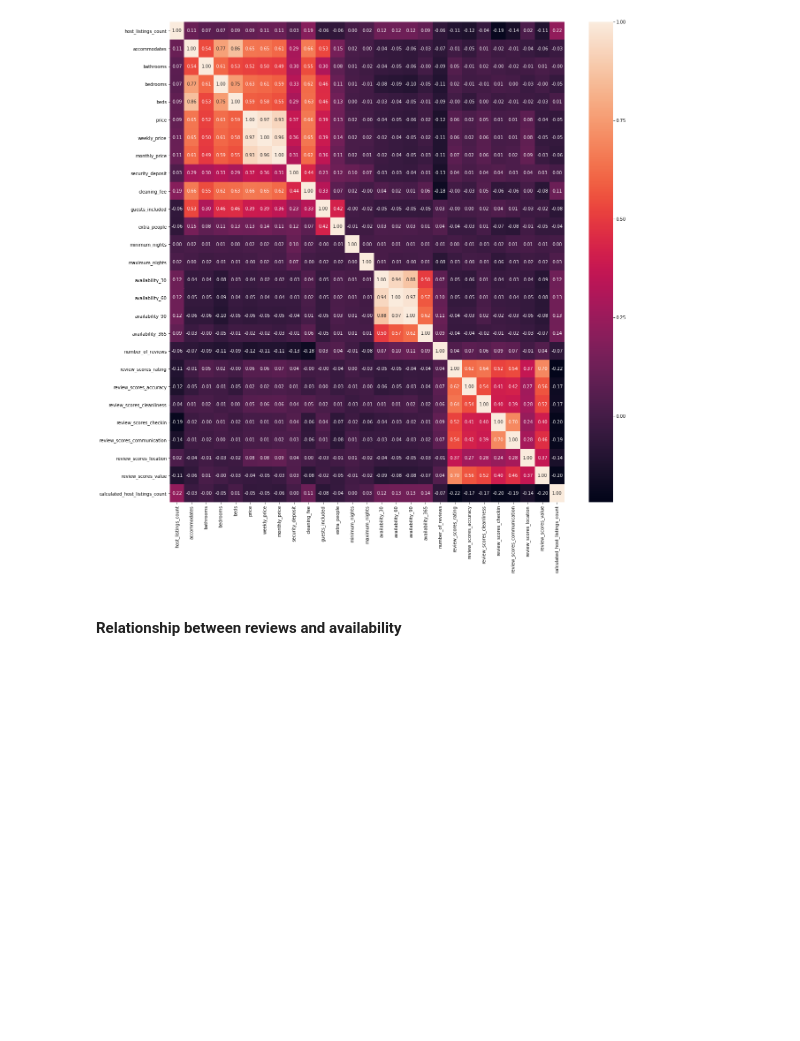
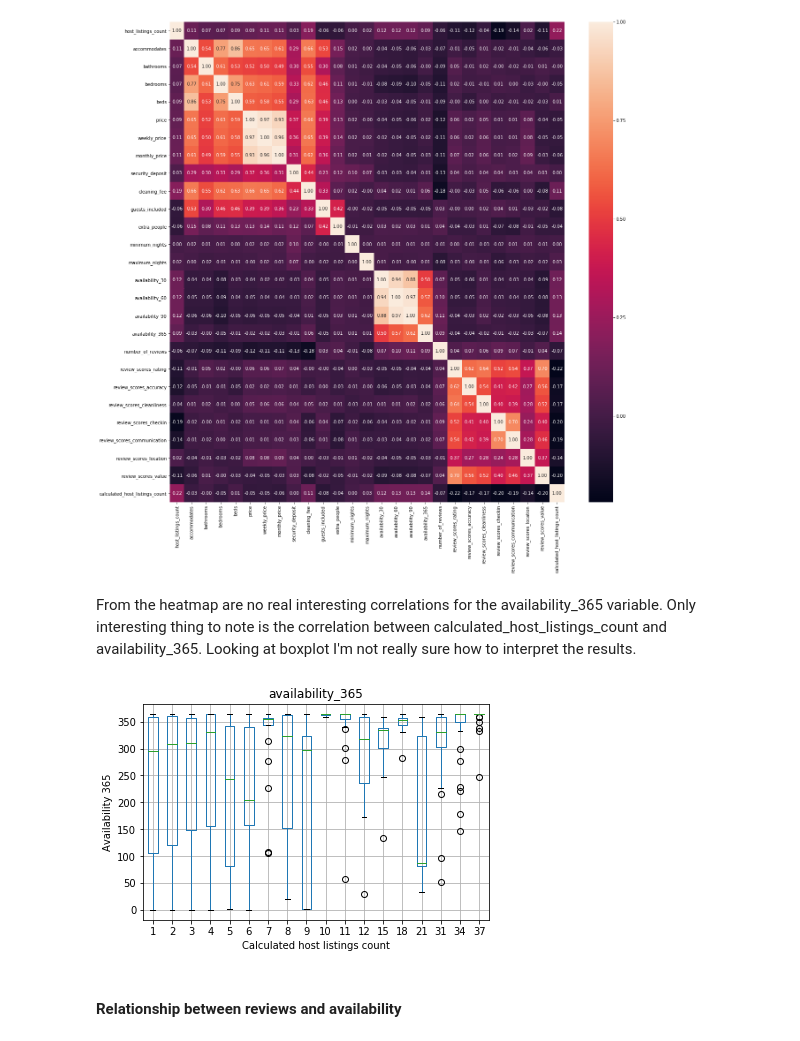
Before and after one commit to FrankTub/Airbnb-bookings, a Jupyter notebook: seattle_airbnb.ipynb, the cells around one changed output. Saved outputs shown, nothing was run; the diff lists cells and outputs as text; code cells hidden in the pictures; blank space fills up the shorter version.

Commit message:
Added findings to boxplots

```diff
--- a/seattle_airbnb.ipynb
+++ b/seattle_airbnb.ipynb
@@ -186,6 +189,12 @@ fig, ax = plt.subplots(figsize=(20, 20))
 sns.heatmap(data.corr(), ax=ax, annot=True, fmt=".2f");
 # %% [output]
 [figure]
+# %% [markdown]
+From the heatmap are no real interesting correlations for the availability_365 variable. Only interesting thing to note is the correlation between calculated_host_listings_count and availability_365. Looking at boxplot I'm not really sure how to interpret the results.
+# %%
+ut.box_plot(data, kpi, 'calculated_host_listings_count', plt);
+# %% [output]
+[figure, added]
 # %% [markdown]
 #### Relationship between reviews and availability
 # %%
```
Also changed, not shown: parts of 24 cells of this notebook.
